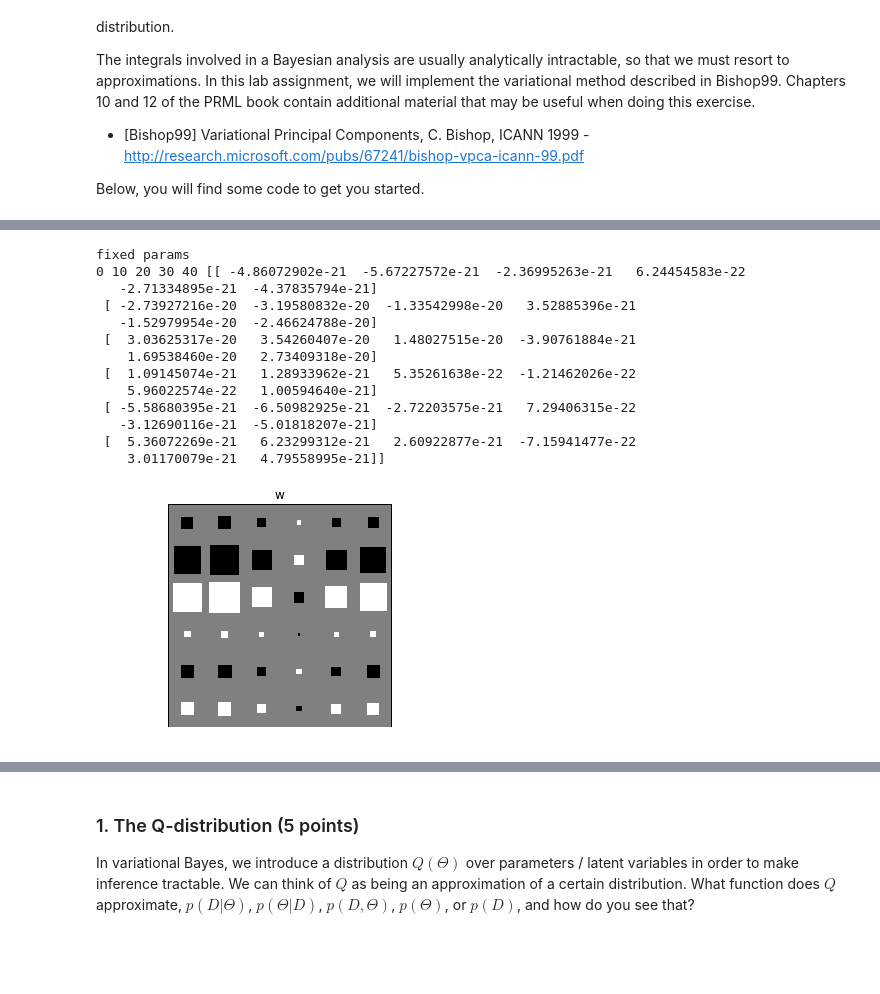
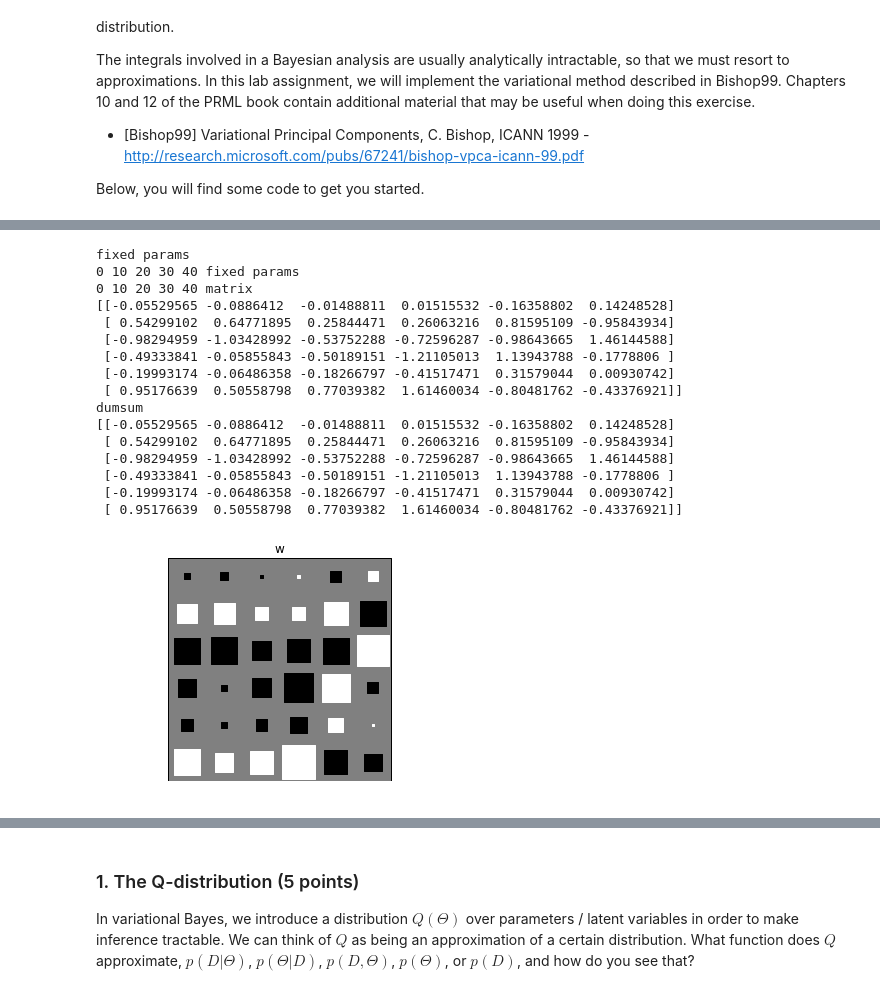
Before and after one commit to stablum/mlpm, a Jupyter notebook: 3/lab03draft-dumsum.ipynb, the cells around one changed output, grey strips where cells are left out. Drawn from its saved outputs; the diff is of its cells as text; code cells hidden in the pictures; blank space fills up the shorter version.

```diff
--- a/3/lab03draft-dumsum.ipynb
+++ b/3/lab03draft-dumsum.ipynb
@@ -32,8 +32,6 @@ a = np.array([[ 0.00339594,  0.0117771,  -0.01315114, -0.00609362,  0.00133929,
  [ 0.0023858,  0.00827394, -0.00923927, -0.00428104,  0.00094091,  0.00256601],
  [-0.0053734,  -0.01863493,  0.02080907,  0.00964195, -0.00211916, -0.00577928]])
 # %%
-import copy
-
 # matrix with orthonormal vectors
 A = np.array([ [0.4246,-0.1753,-0.1466,-0.0956,0.7864,0.3741]
                 ,[0.5199,0.3483,0.2280,-0.4751,-0.4102,0.4031]
@@ -63,7 +61,3 @@ params[4] = means_w = np.random.randn(dims, dims)
 params[5] = sigma_w = np.random.randn(dims, dims)
 params[6] = bs_alpha_tilde = np.abs(np.random.randn(dims, 1))
 params[7] = b_tau_tilde = np.abs(np.random.randn(1))
-
-params = copy.deepcopy(params)
-
-print params == None
@@ -144,13 +136,9 @@ class BayesianPCA(object):
 
 
         # Update means of mu
-        summed = np.zeros((self.d,1))
-        for n in range(self.N):
-            exp_xn = np.array([self.means_x[:,n]]).T
-            tn = np.array([D[:,n]]).T
-            product  = np.dot(self.means_w, exp_xn)
-            diff = tn - product
-            summed += diff
+        product = np.dot(self.means_w, self.means_x)
+        dif = D - product
+        summed = np.sum(dif, 1)
         final_product = np.dot(self.sigma_mu, summed)
         self.mean_mu = exp_tau *  final_product
 
@@ -158,7 +146,6 @@ class BayesianPCA(object):
     def update_w(self, D):
         # Update sigma of W
         exp_tau = self.a_tau_tilde / float(self.b_tau_tilde)
-
         exp_alpha = map( lambda x : self.a_alpha_tilde/float(x), self.bs_alpha_tilde)
         exp_alpha_diag = np.diag(exp_alpha)
 
@@ -181,6 +168,8 @@ class BayesianPCA(object):
                 summed = summed + array([product]).T
 
             self.means_w[k,:] = np.dot(np.multiply(exp_tau, self.sigma_mu), summed)[:,0]
+
+        repmat = np.tile(self.mean_mu, (1,self.N))
 
 
     def update_alpha(self):
@@ -253,35 +240,39 @@ WARNING: pylab import has clobbered these variables: ['copy']
 # %%
 import matplotlib.pyplot as plt
 from mpl_toolkits.mplot3d import Axes3D
 
 def plot_data(X):
     fig = plt.figure()
     ax = fig.add_subplot(111, projection='3d')
     ax.scatter(X[0,:], X[1,:], zs=X[2,:])
 
 bay_pca = BayesianPCA(dims,N, fixed=params)
 bay_pca.fit(data, 50)
 
-print bay_pca.means_w
+dumsum = BayesianPCA_DUMSUM(dims,N, fixed=params)
+dumsum.fit(data, 50)
+
+print 'matrix\n', bay_pca.means_w
+print 'dumsum\n', dumsum.means_w
 
 hinton(bay_pca.means_w)
 plt.title('w')
 plt.show()
-
-
-params2 = params
 # %% [output]
 fixed params
-0 10 20 30 40 [[ -4.86072902e-21  -5.67227572e-21  -2.36995263e-21   6.24454583e-22
-   -2.71334895e-21  -4.37835794e-21]
- [ -2.73927216e-20  -3.19580832e-20  -1.33542998e-20   3.52885396e-21
-   -1.52979954e-20  -2.46624788e-20]
- [  3.03625317e-20   3.54260407e-20   1.48027515e-20  -3.90761884e-21
-    1.69538460e-20   2.73409318e-20]
- [  1.09145074e-21   1.28933962e-21   5.35261638e-22  -1.21462026e-22
-    5.96022574e-22   1.00594640e-21]
- [ -5.58680395e-21  -6.50982925e-21  -2.72203575e-21   7.29406315e-22
-   -3.12690116e-21  -5.01818207e-21]
- [  5.36072269e-21   6.23299312e-21   2.60922877e-21  -7.15941477e-22
-    3.01170079e-21   4.79558995e-21]]
+0 10 20 30 40 fixed params
+0 10 20 30 40 matrix
+[[-0.05529565 -0.0886412  -0.01488811  0.01515532 -0.16358802  0.14248528]
+ [ 0.54299102  0.64771895  0.25844471  0.26063216  0.81595109 -0.95843934]
+ [-0.98294959 -1.03428992 -0.53752288 -0.72596287 -0.98643665  1.46144588]
+ [-0.49333841 -0.05855843 -0.50189151 -1.21105013  1.13943788 -0.1778806 ]
+ [-0.19993174 -0.06486358 -0.18266797 -0.41517471  0.31579044  0.00930742]
+ [ 0.95176639  0.50558798  0.77039382  1.61460034 -0.80481762 -0.43376921]]
+dumsum
+[[-0.05529565 -0.0886412  -0.01488811  0.01515532 -0.16358802  0.14248528]
+ [ 0.54299102  0.64771895  0.25844471  0.26063216  0.81595109 -0.95843934]
+ [-0.98294959 -1.03428992 -0.53752288 -0.72596287 -0.98643665  1.46144588]
+ [-0.49333841 -0.05855843 -0.50189151 -1.21105013  1.13943788 -0.1778806 ]
+ [-0.19993174 -0.06486358 -0.18266797 -0.41517471  0.31579044  0.00930742]
+ [ 0.95176639  0.50558798  0.77039382  1.61460034 -0.80481762 -0.43376921]]
-[figure, old version]
+[figure, new version]
```
Also changed, not shown: parts of 6 cells of this notebook.
